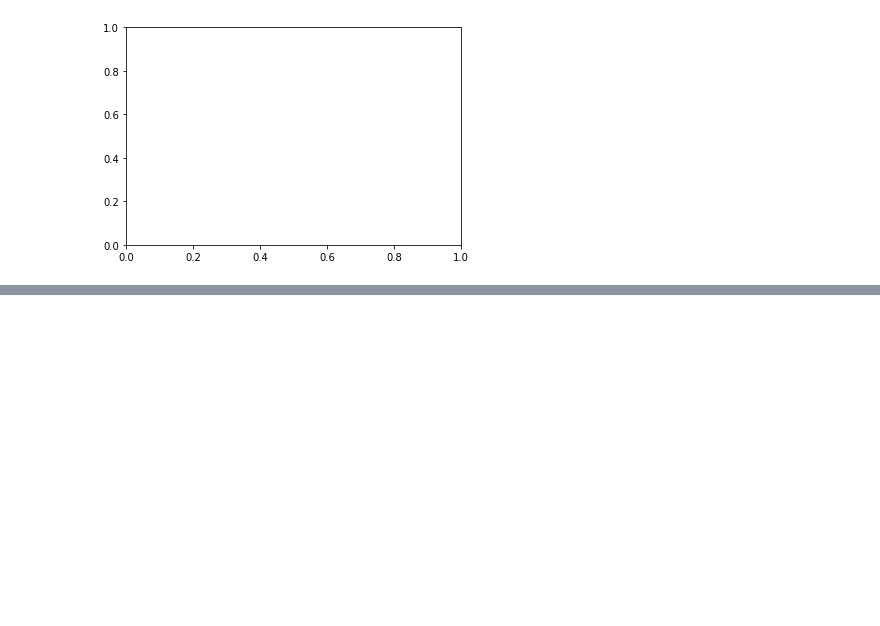
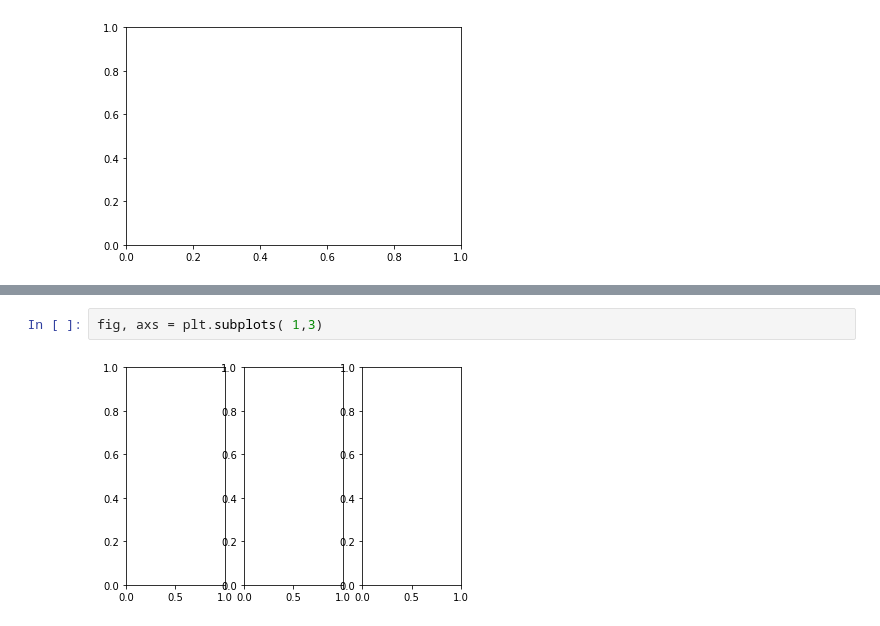
Before and after one commit to ulrikSebastienR/Colab-python-diaries, a Jupyter notebook: bb_matplotlib.ipynb, the cells around one changed output, grey strips where cells are left out. Drawn from its saved outputs; the diff is of its cells as text; blank space fills up the shorter version.

```diff
--- a/bb_matplotlib.ipynb
+++ b/bb_matplotlib.ipynb
@@ -41,0 +66,4 @@ fig,ax = plt.subplots()
+# %%
+fig, axs = plt.subplots( 1,3)
+# %% [output]
+[figure, added]
```
Also changed, not shown: parts of 13 cells of this notebook.
